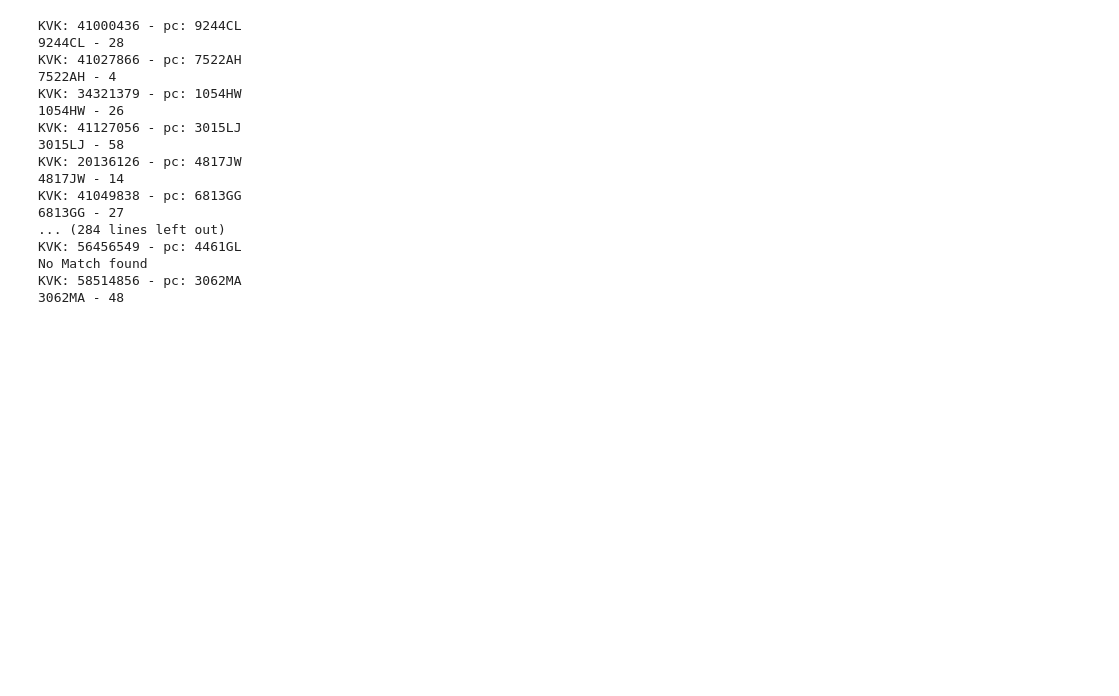
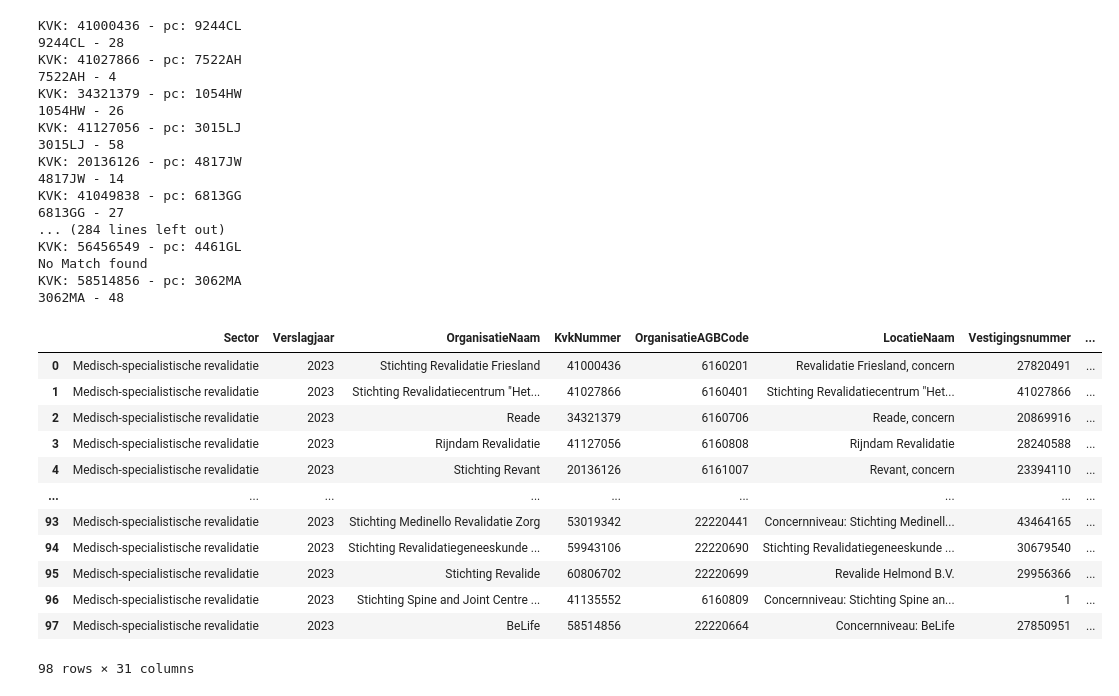
Before and after one commit to githubtijn2002/HRS, a Jupyter notebook: Scraper.ipynb, the cells around one changed output. Saved outputs shown, nothing was run; the diff lists cells and outputs as text; code cells hidden in the pictures; blank space fills up the shorter version.

```diff
--- a/Scraper.ipynb
+++ b/Scraper.ipynb
@@ -214,5 +214,21 @@ df.dropna(subset=['loc'], inplace=True)
 
 # save as csv
 df.to_csv('data/WaitingTimes.csv', index=False)
+# %%
+df
+# %% [output]
+|  | Sector | Verslagjaar | OrganisatieNaam | KvkNummer | OrganisatieAGBCode | LocatieNaam | Vestigingsnummer | ... |
+| 0 | Medisch-specialistische revalidatie | 2023 | Stichting Revalidatie Friesland | 41000436 | 6160201 | Revalidatie Friesland, concern | 27820491 | ... |
+| 1 | Medisch-specialistische revalidatie | 2023 | Stichting Revalidatiecentrum "Het... | 41027866 | 6160401 | Stichting Revalidatiecentrum "Het... | 41027866 | ... |
+| 2 | Medisch-specialistische revalidatie | 2023 | Reade | 34321379 | 6160706 | Reade, concern | 20869916 | ... |
+| 3 | Medisch-specialistische revalidatie | 2023 | Rijndam Revalidatie | 41127056 | 6160808 | Rijndam Revalidatie | 28240588 | ... |
+| 4 | Medisch-specialistische revalidatie | 2023 | Stichting Revant | 20136126 | 6161007 | Revant, concern | 23394110 | ... |
+| ... | ... | ... | ... | ... | ... | ... | ... | ... |
+| 93 | Medisch-specialistische revalidatie | 2023 | Stichting Medinello Revalidatie Zorg | 53019342 | 22220441 | Concernniveau: Stichting Medinell... | 43464165 | ... |
+| 94 | Medisch-specialistische revalidatie | 2023 | Stichting Revalidatiegeneeskunde ... | 59943106 | 22220690 | Stichting Revalidatiegeneeskunde ... | 30679540 | ... |
+| 95 | Medisch-specialistische revalidatie | 2023 | Stichting Revalide | 60806702 | 22220699 | Revalide Helmond B.V. | 29956366 | ... |
+| 96 | Medisch-specialistische revalidatie | 2023 | Stichting Spine and Joint Centre ... | 41135552 | 6160809 | Concernniveau: Stichting Spine an... | 1 | ... |
+| 97 | Medisch-specialistische revalidatie | 2023 | BeLife | 58514856 | 22220664 | Concernniveau: BeLife | 27850951 | ... |
+98 rows × 31 columns
 # %%
 # Keep only the relevant columns
```
Also changed, not shown: parts of 6 cells of this notebook.
